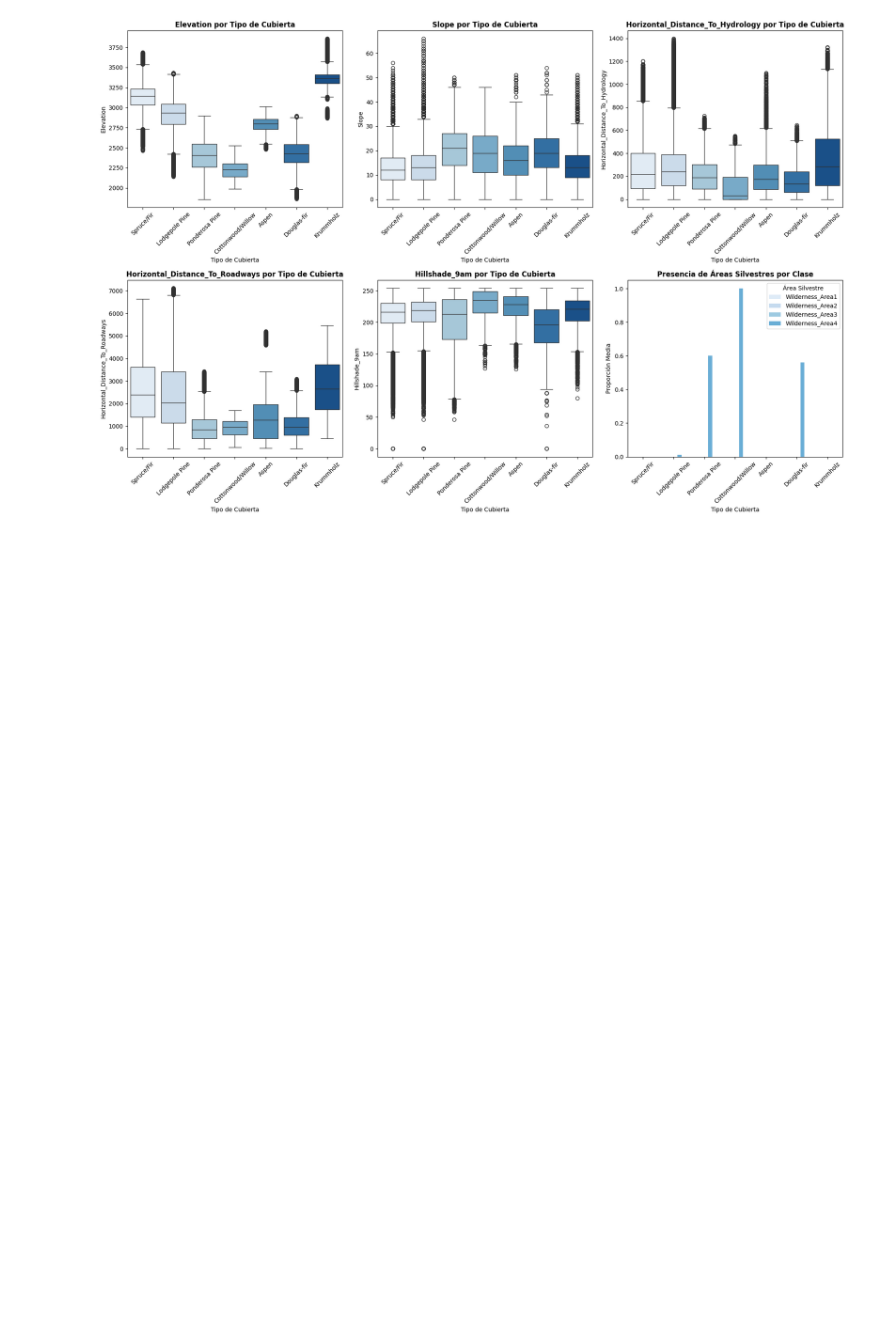
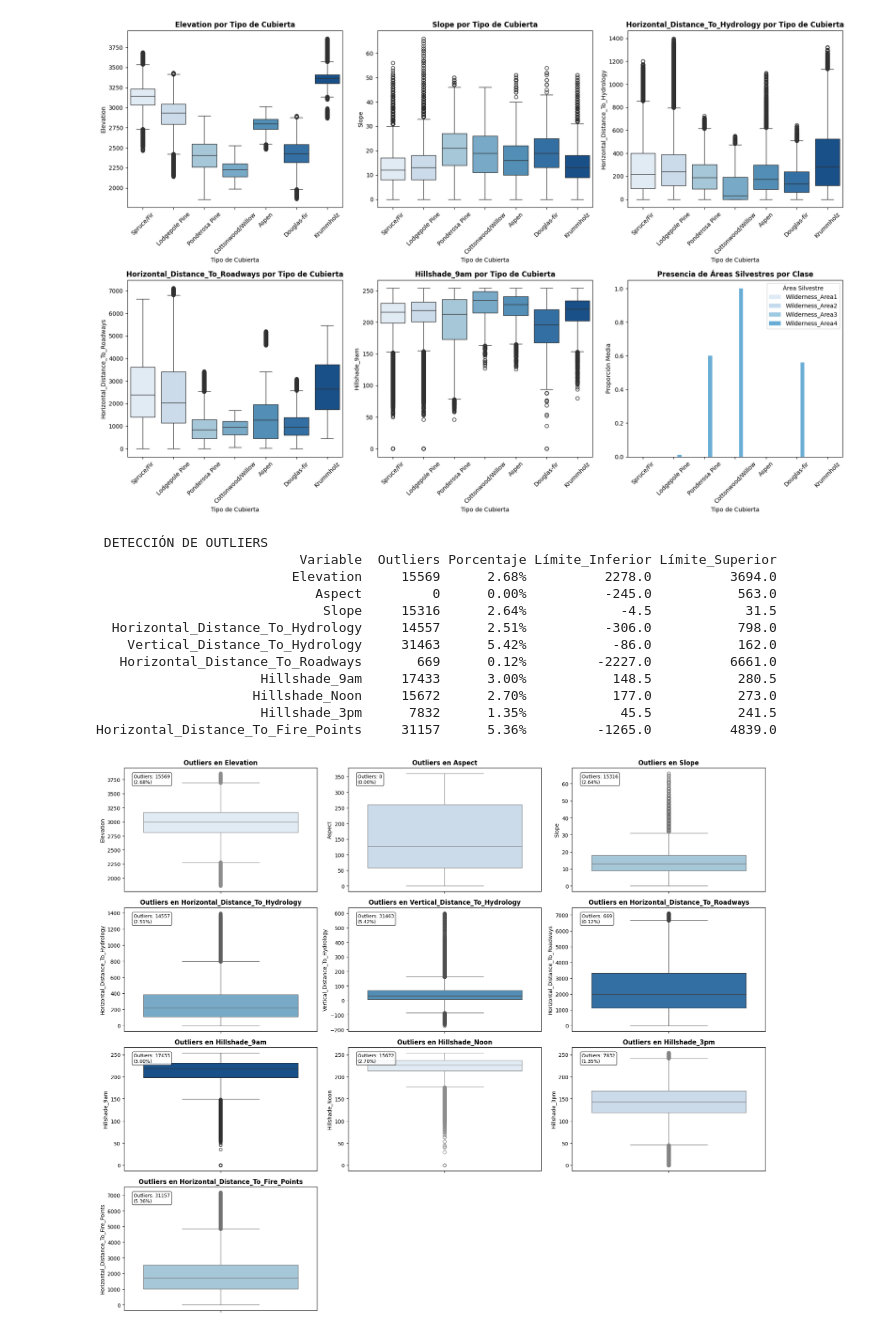
Before and after one commit to Factoria-F5-madrid/proyecto7-problema-clasificacion-multiclase-grupo5, a Jupyter notebook: backend/notebooks/EDA.ipynb, the cells around one changed output. Cells and saved outputs as stored; diff of their text form; code cells hidden in the pictures; blank space fills up the shorter version.

```diff
--- a/backend/notebooks/EDA.ipynb
+++ b/backend/notebooks/EDA.ipynb
@@ -464,3 +464,67 @@ for i, col1 in enumerate(continuous_vars):
 strong_corr_df = pd.DataFrame(strong_correlations,
                              columns=['Variable1', 'Variable2', 'Correlación'])
 print(strong_corr_df.round(3).to_string(index=False))
+# %%
+# 9. DETECCIÓN DE OUTLIERS
+
+
+print("\n DETECCIÓN DE OUTLIERS")
+
+
+def detect_outliers_iqr(data, variable):
+    Q1 = data[variable].quantile(0.25)
+    Q3 = data[variable].quantile(0.75)
+    IQR = Q3 - Q1
+    lower_bound = Q1 - 1.5 * IQR
+    upper_bound = Q3 + 1.5 * IQR
+    outliers = data[(data[variable] < lower_bound) | (data[variable] > upper_bound)]
+    return len(outliers), lower_bound, upper_bound
+
+outlier_analysis = []
+for var in continuous_vars:
+    n_outliers, lower, upper = detect_outliers_iqr(df, var)
+    percentage = (n_outliers / len(df)) * 100
+    outlier_analysis.append({
+        'Variable': var,
+        'Outliers': n_outliers,
+        'Porcentaje': f'{percentage:.2f}%',
+        'Límite_Inferior': f'{lower:.1f}',
+        'Límite_Superior': f'{upper:.1f}'
+    })
+
+outlier_df = pd.DataFrame(outlier_analysis)
+print(outlier_df.to_string(index=False))
+
+# Visualización de outliers
+fig, axes = plt.subplots(4, 3, figsize=(18, 15))
+axes = axes.flatten()
+
+for i, var in enumerate(continuous_vars):
+    if i < len(axes):
+        sns.boxplot(data=df, y=var, ax=axes[i], color=PALETTE[i % len(PALETTE)])
+        axes[i].set_title(f'Outliers en {var}', fontweight='bold')
+        n_outliers = outlier_analysis[i]['Outliers']
+        axes[i].text(0.05, 0.95, f'Outliers: {n_outliers}\n({outlier_analysis[i]["Porcentaje"]})',
+                    transform=axes[i].transAxes, fontsize=9, verticalalignment='top',
+                    bbox=dict(boxstyle='round', facecolor='white', alpha=0.8))
+
+# Ocultar ejes no utilizados
+for i in range(len(continuous_vars), len(axes)):
+    axes[i].set_visible(False)
+
+plt.tight_layout()
+plt.show()
+# %% [output]
+ DETECCIÓN DE OUTLIERS
+                          Variable  Outliers Porcentaje Límite_Inferior Límite_Superior
+                         Elevation     15569      2.68%          2278.0          3694.0
+                            Aspect         0      0.00%          -245.0           563.0
+                             Slope     15316      2.64%            -4.5            31.5
+  Horizontal_Distance_To_Hydrology     14557      2.51%          -306.0           798.0
+    Vertical_Distance_To_Hydrology     31463      5.42%           -86.0           162.0
+   Horizontal_Distance_To_Roadways       669      0.12%         -2227.0          6661.0
+                     Hillshade_9am     17433      3.00%           148.5           280.5
+                    Hillshade_Noon     15672      2.70%           177.0           273.0
+                     Hillshade_3pm      7832      1.35%            45.5           241.5
+Horizontal_Distance_To_Fire_Points     31157      5.36%         -1265.0          4839.0
+[figure, added]
```
Also changed, not shown: parts of 4 cells of this notebook.
